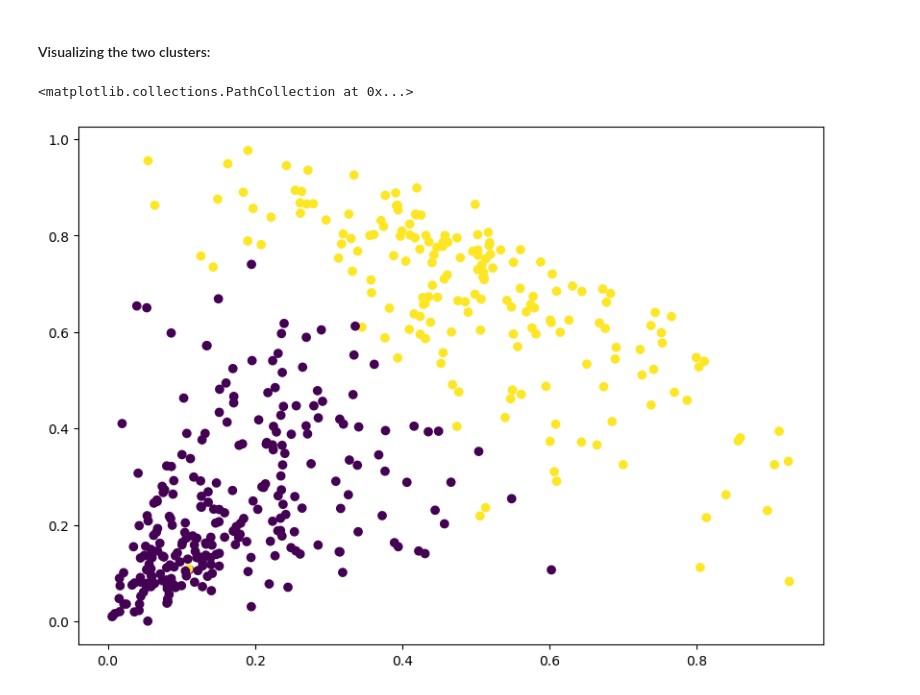
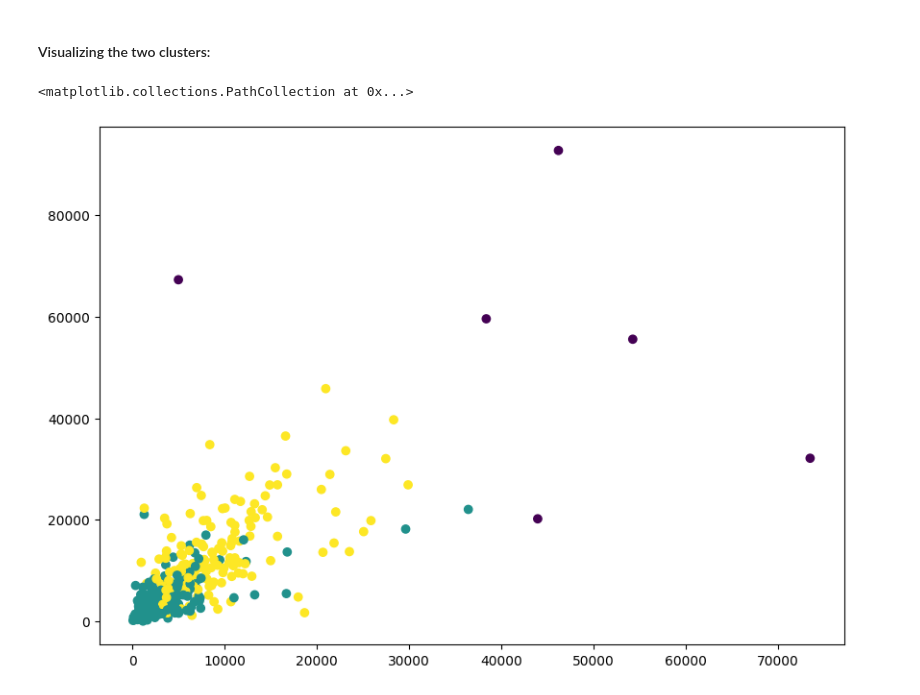
Before and after one commit to dbabichenko/python_for_data_and_analytics, a Jupyter notebook: Clustering/hierarchical_clustering_example.ipynb, the cells around one changed output. Drawn from its saved outputs; the diff is of its cells as text; code cells hidden in the pictures.

Commit message:
prep for cluster part 2

```diff
--- a/Clustering/hierarchical_clustering_example.ipynb
+++ b/Clustering/hierarchical_clustering_example.ipynb
@@ -62,8 +62,10 @@ Normalizing data scales in machine learning applications serves several importan
 * Z-score Standardization: Transforms the data to have a mean of 0 and a standard deviation of 1.
 * Robust Scaling: Uses the median and interquartile range, which is useful for data with outliers.
 # %%
-from sklearn.preprocessing import normalize
-data_scaled = normalize(data)
-data_scaled = pd.DataFrame(data_scaled, columns=data.columns)
+from sklearn.preprocessing import StandardScaler
+scaler = StandardScaler()
+data_unscaled = data[['Fresh', 'Milk', 'Grocery', 'Frozen', 'Detergents_Paper', 'Delicassen']]
+data_scaled = scaler.fit_transform(data_unscaled)
+data_scaled = pd.DataFrame(data_scaled, columns=data_unscaled.columns)
 data_scaled.head()
 # %% [output]
@@ -141,6 +150,6 @@ plt.axhline(y=6, color='r', linestyle='--')
 We have two clusters as this line cuts the dendrogram at two points. Let’s now apply hierarchical clustering for 2 clusters:
 # %%
 from sklearn.cluster import AgglomerativeClustering
-cluster = AgglomerativeClustering(n_clusters=2, linkage='ward')
+cluster = AgglomerativeClustering(n_clusters=3, linkage='ward')
 cluster.fit_predict(data_scaled)
 # %% [output]
@@ -171,7 +180,7 @@ array([1, 1, 1, 0, 0, 1, 0, 1, 1, 1, 1, 0, 0, 0, 0, 0, 1, 1, 0, 0, 0, 0,
 #### Visualizing the two clusters:
 # %%
 plt.figure(figsize=(10, 7))
-plt.scatter(data_scaled['Milk'], data_scaled['Grocery'], c=cluster.labels_)
+plt.scatter(data_unscaled['Milk'], data_unscaled['Grocery'], c=cluster.labels_)
 # %% [output]
 <matplotlib.collections.PathCollection at 0x...>
-[figure, old version]
+[figure, new version]
```
Also changed, not shown: parts of 7 cells of this notebook, 2 other files.
